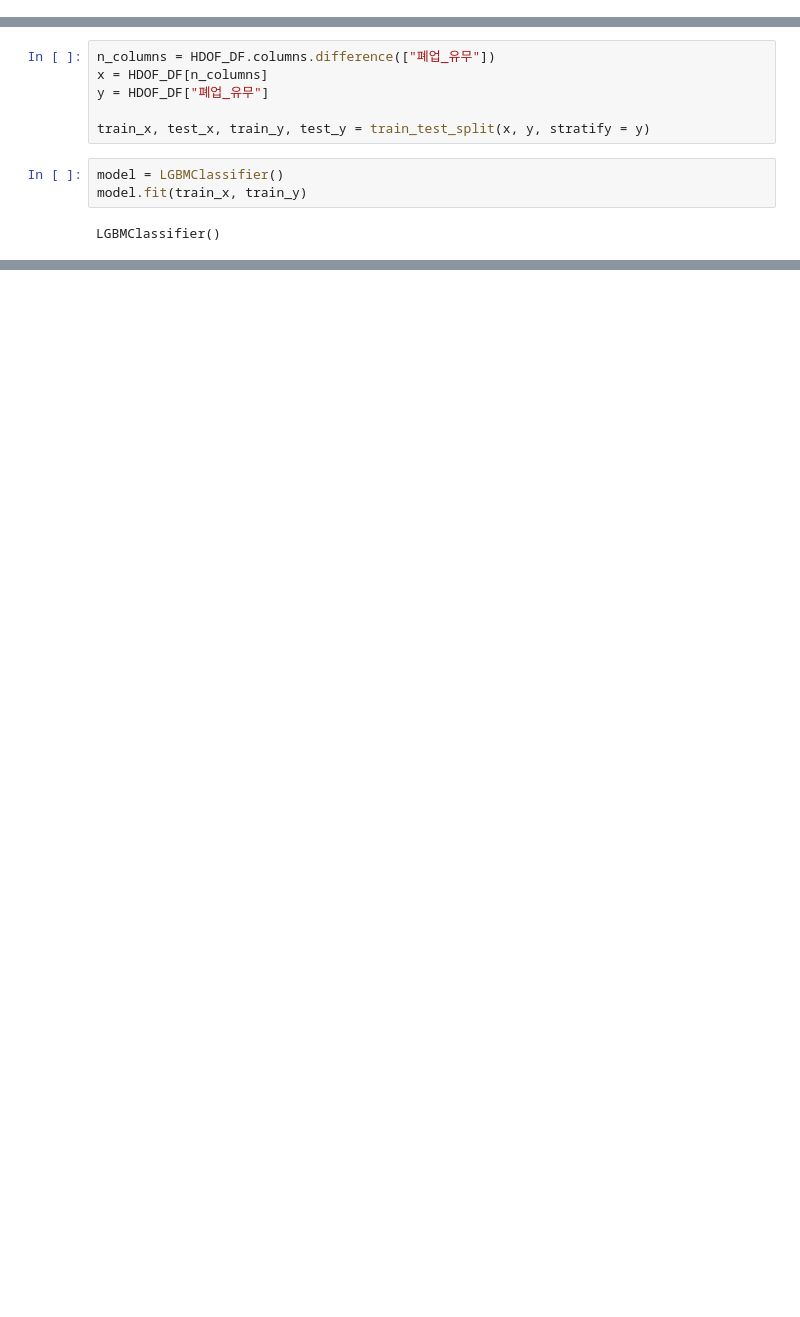
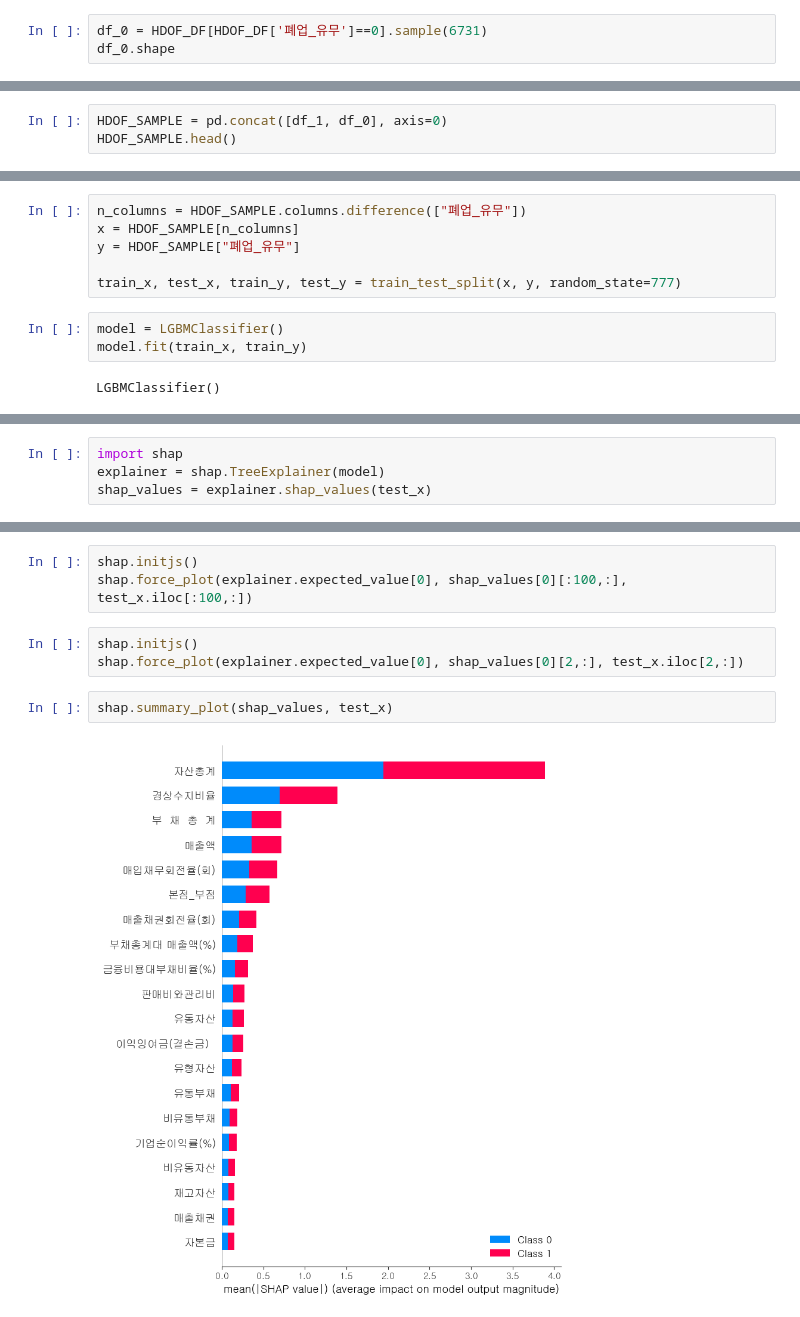
Before and after one commit to SIN-HJ/Machine-Learning, a Jupyter notebook: LGBM_HDOF.ipynb, the cells around one changed output, grey strips where cells are left out. Cells and saved outputs as stored; diff of their text form; blank space fills up the shorter version.

```diff
--- a/LGBM_HDOF.ipynb
+++ b/LGBM_HDOF.ipynb
@@ -40,0 +52,3 @@ HDOF_DF.drop(['사업자번호', '결산년월', '결산연도', '결산월'], a
+# %%
+df_0 = HDOF_DF[HDOF_DF['폐업_유무']==0].sample(6731)
+df_0.shape
@@ -40,0 +57,3 @@ HDOF_DF.drop(['사업자번호', '결산년월', '결산연도', '결산월'], a
+# %%
+HDOF_SAMPLE = pd.concat([df_1, df_0], axis=0)
+HDOF_SAMPLE.head()
@@ -41,9 +74,9 @@ HDOF_DF.drop(['사업자번호', '결산년월', '결산연도', '결산월'], a
 # %%
-n_columns = HDOF_DF.columns.difference(["폐업_유무"])
-x = HDOF_DF[n_columns]
-y = HDOF_DF["폐업_유무"]
+n_columns = HDOF_SAMPLE.columns.difference(["폐업_유무"])
+x = HDOF_SAMPLE[n_columns]
+y = HDOF_SAMPLE["폐업_유무"]
 
-train_x, test_x, train_y, test_y = train_test_split(x, y, stratify = y)
+train_x, test_x, train_y, test_y = train_test_split(x, y, random_state=777)
 # %%
 model = LGBMClassifier()
 model.fit(train_x, train_y)
@@ -76,0 +112,4 @@ print(dateset.
+# %%
+import shap
+explainer = shap.TreeExplainer(model)
+shap_values = explainer.shap_values(test_x)
@@ -76,0 +124,10 @@ print(dateset.
+# %%
+shap.initjs()
+shap.force_plot(explainer.expected_value[0], shap_values[0][:100,:], test_x.iloc[:100,:])
+# %%
+shap.initjs()
+shap.force_plot(explainer.expected_value[0], shap_values[0][2,:], test_x.iloc[2,:])
+# %%
+shap.summary_plot(shap_values, test_x)
+# %% [output]
+[figure, added]
```
Also changed, not shown: parts of 20 cells of this notebook.
